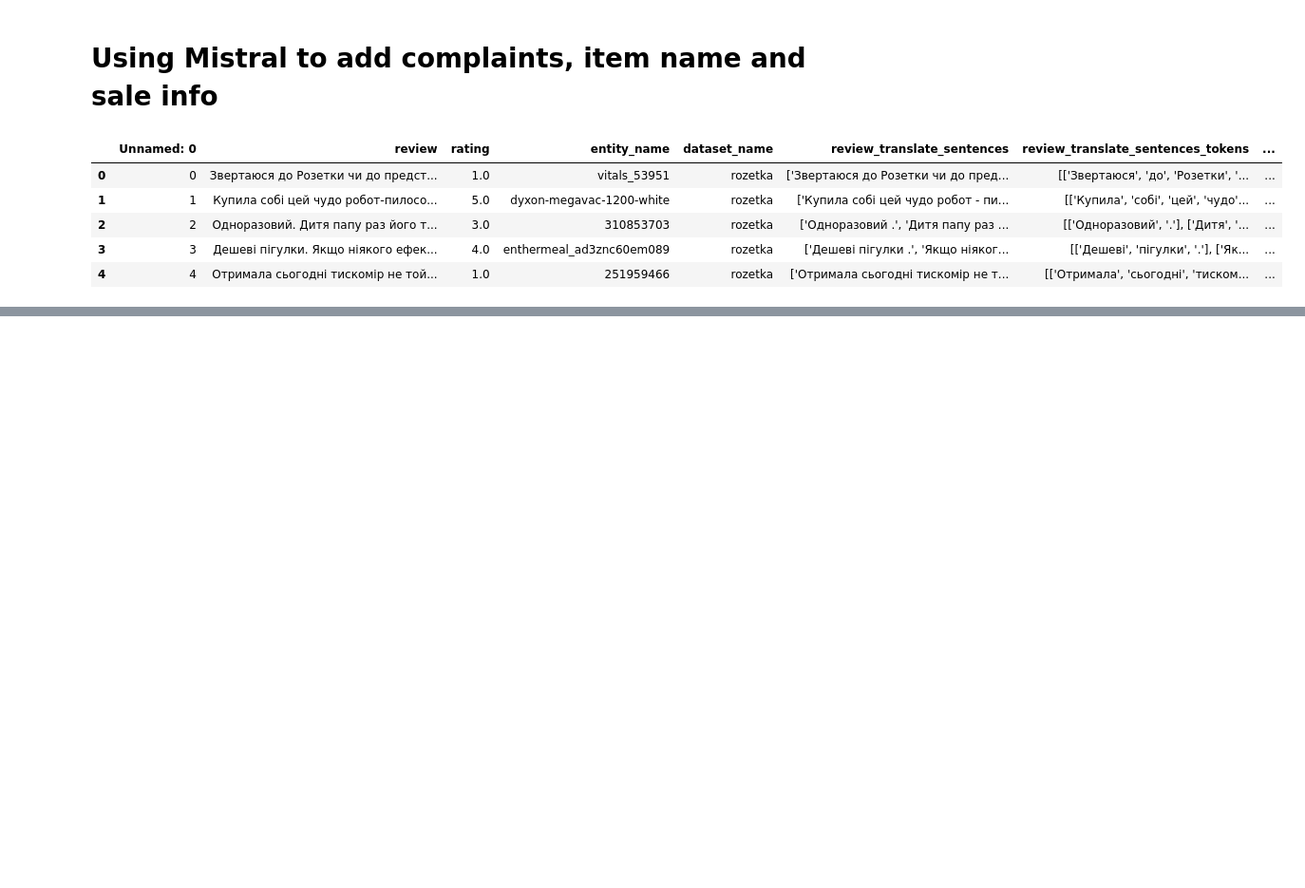
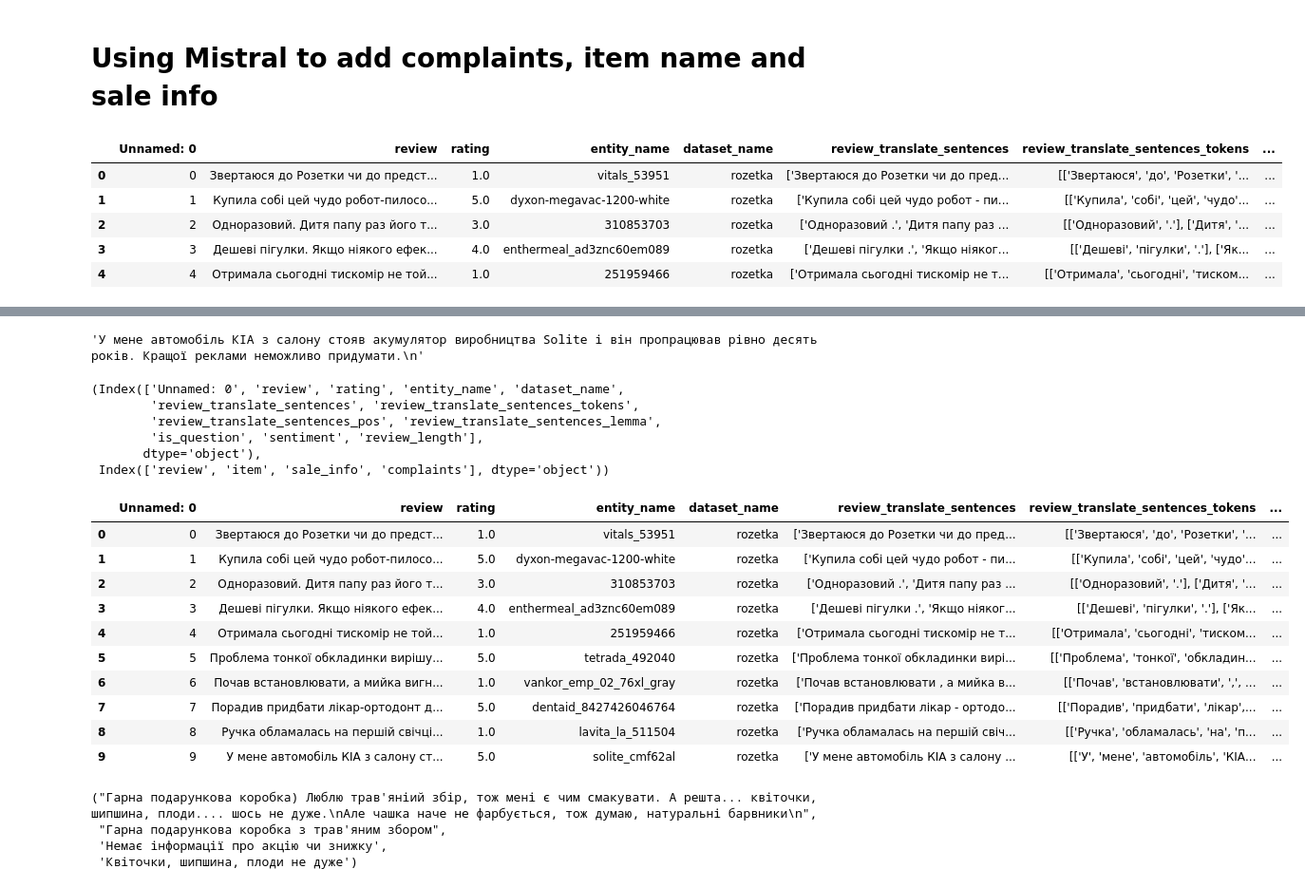
Before and after one commit to Hospodarskyy/internship_task, a Jupyter notebook: test.ipynb, the cells around one changed output, grey strips where cells are left out. Shown: that part at 95% size. Saved outputs shown, nothing was run; the diff lists cells and outputs as text; code cells hidden in the pictures; blank space fills up the shorter version.

```diff
--- a/test.ipynb
+++ b/test.ipynb
@@ -459,0 +510,4 @@ df_new.head()
+# %%
+df_new['review'][9]
+# %% [output]
+'У мене автомобіль КІА з салону стояв акумулятор виробництва Solite і він пропрацював рівно десять років. Кращої реклами неможливо придумати.\n'
@@ -459,0 +516,32 @@ df_new.head()
+# %%
+df.columns, df_new.columns
+# %% [output]
+(Index(['Unnamed: 0', 'review', 'rating', 'entity_name', 'dataset_name',
+        'review_translate_sentences', 'review_translate_sentences_tokens',
+        'review_translate_sentences_pos', 'review_translate_sentences_lemma',
+        'is_question', 'sentiment', 'review_length'],
+       dtype='object'),
+ Index(['review', 'item', 'sale_info', 'complaints'], dtype='object'))
+# %%
+df_merged = pd.merge(df, df_new, on='review', how='left')
+df_merged.head(10)
+# %% [output]
+|  | Unnamed: 0 | review | rating | entity_name | dataset_name | review_translate_sentences | review_translate_sentences_tokens | ... |
+| 0 | 0 | Звертаюся до Розетки чи до предст... | 1.0 | vitals_53951 | rozetka | ['Звертаюся до Розетки чи до пред... | [['Звертаюся', 'до', 'Розетки', '... | ... |
+| 1 | 1 | Купила собі цей чудо робот-пилосо... | 5.0 | dyxon-megavac-1200-white | rozetka | ['Купила собі цей чудо робот - пи... | [['Купила', 'собі', 'цей', 'чудо'... | ... |
+| 2 | 2 | Одноразовий. Дитя папу раз його т... | 3.0 | 310853703 | rozetka | ['Одноразовий .', 'Дитя папу раз ... | [['Одноразовий', '.'], ['Дитя', '... | ... |
+| 3 | 3 | Дешеві пігулки. Якщо ніякого ефек... | 4.0 | enthermeal_ad3znc60em089 | rozetka | ['Дешеві пігулки .', 'Якщо ніяког... | [['Дешеві', 'пігулки', '.'], ['Як... | ... |
+| 4 | 4 | Отримала сьогодні тискомір не той... | 1.0 | 251959466 | rozetka | ['Отримала сьогодні тискомір не т... | [['Отримала', 'сьогодні', 'тиском... | ... |
+| 5 | 5 | Проблема тонкої обкладинки вирішу... | 5.0 | tetrada_492040 | rozetka | ['Проблема тонкої обкладинки вирі... | [['Проблема', 'тонкої', 'обкладин... | ... |
+| 6 | 6 | Почав встановлювати, а мийка вигн... | 1.0 | vankor_emp_02_76xl_gray | rozetka | ['Почав встановлювати , а мийка в... | [['Почав', 'встановлювати', ',', ... | ... |
+| 7 | 7 | Порадив придбати лікар-ортодонт д... | 5.0 | dentaid_8427426046764 | rozetka | ['Порадив придбати лікар - ортодо... | [['Порадив', 'придбати', 'лікар',... | ... |
+| 8 | 8 | Ручка обламалась на першій свічці... | 1.0 | lavita_la_511504 | rozetka | ['Ручка обламалась на першій свіч... | [['Ручка', 'обламалась', 'на', 'п... | ... |
+| 9 | 9 | У мене автомобіль КІА з салону ст... | 5.0 | solite_cmf62al | rozetka | ['У мене автомобіль КІА з салону ... | [['У', 'мене', 'автомобіль', 'КІА... | ... |
+# %%
+first_non_none = df_merged[df_merged['sale_info'] != "None"].iloc[1]
+first_non_none['review'], first_non_none['item'], first_non_none['sale_info'], first_non_none['complaints']
+# %% [output]
+("Гарна подарункова коробка) Люблю трав'яніий збір, тож мені є чим смакувати. А решта... квіточки, шипшина, плоди.... шось не дуже.\nАле чашка наче не фарбується, тож думаю, натуральні барвники\n",
+ "Гарна подарункова коробка з трав'яним збором",
+ 'Немає інформації про акцію чи знижку',
+ 'Квіточки, шипшина, плоди не дуже')
```
Also changed, not shown: parts of 6 cells of this notebook.
